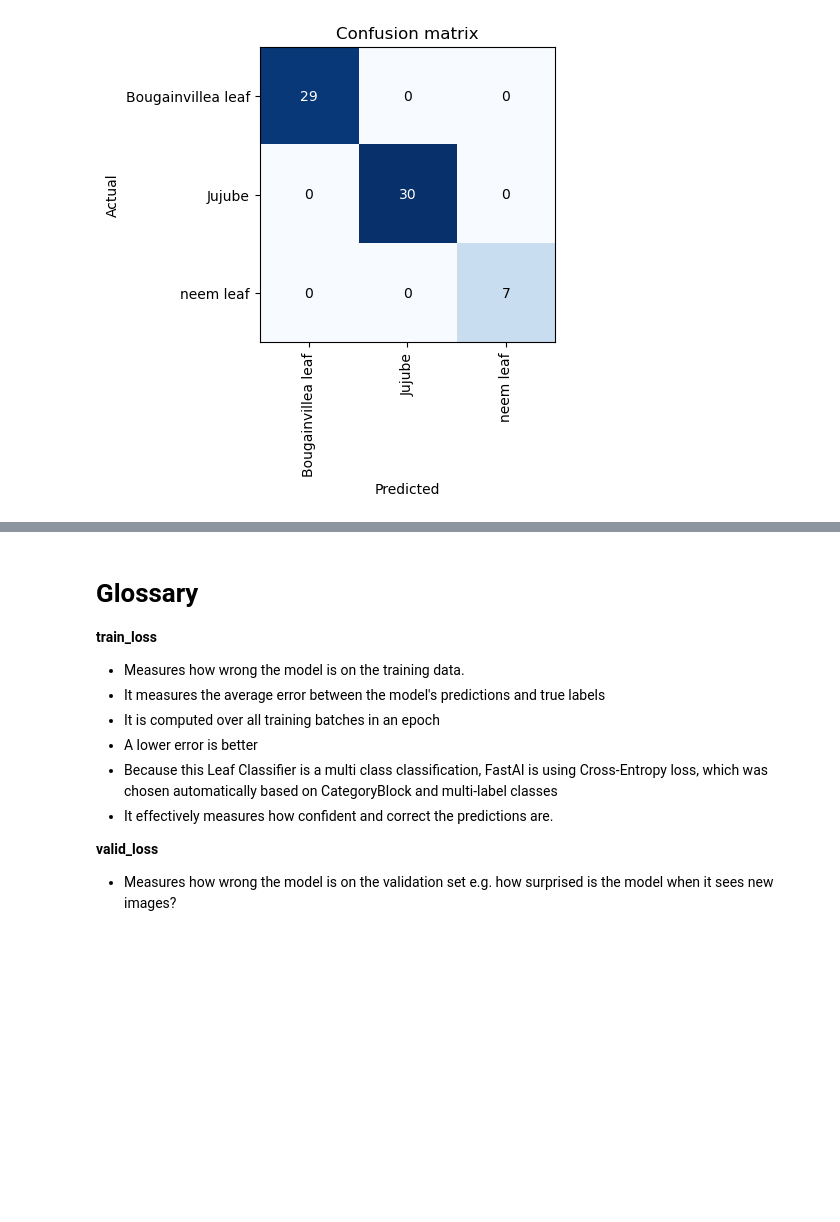
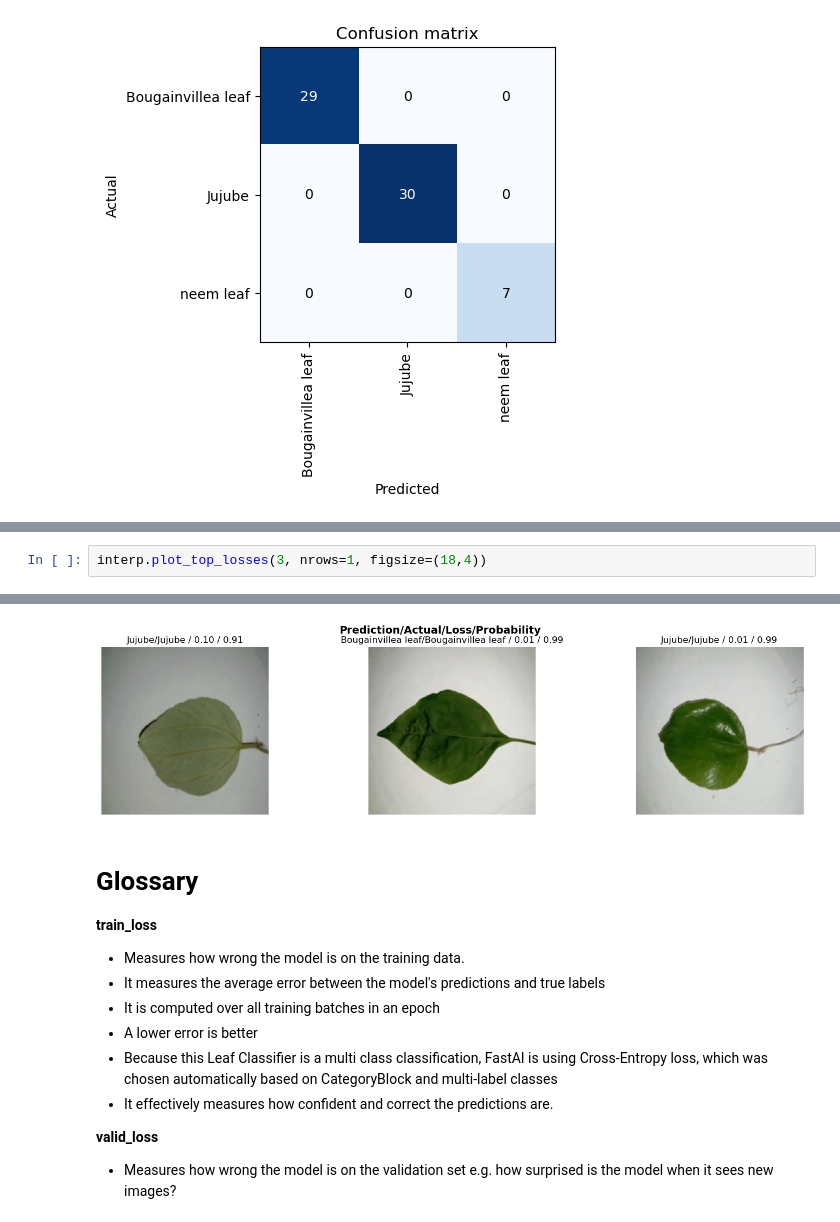
Before and after one commit to Indicium199/FastAI-Practical-Deep-Learning-Notebooks, a Jupyter notebook: 02_Leaf_Classifier.ipynb, the cells around one changed output, grey strips where cells are left out. Saved outputs shown, nothing was run; the diff lists cells and outputs as text; blank space fills up the shorter version.

Commit message:
Inspect top losses and evaluate the leaf classifier

```diff
--- a/02_Leaf_Classifier.ipynb
+++ b/02_Leaf_Classifier.ipynb
@@ -456,0 +488,3 @@ interp.plot_confusion_matrix()
+# %%
+interp.plot_top_losses(3, nrows=1, figsize=(18,4))
+# %% [output]
@@ -457,3 +492,4 @@ interp.plot_confusion_matrix()
+[figure, added]
 # %% [markdown]
 # Glossary
 
```
Also changed, not shown: parts of 7 cells of this notebook.
